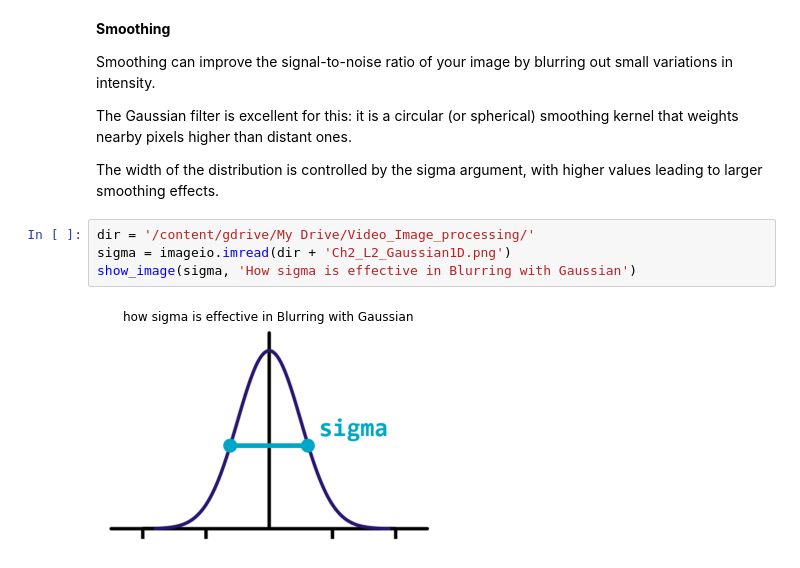
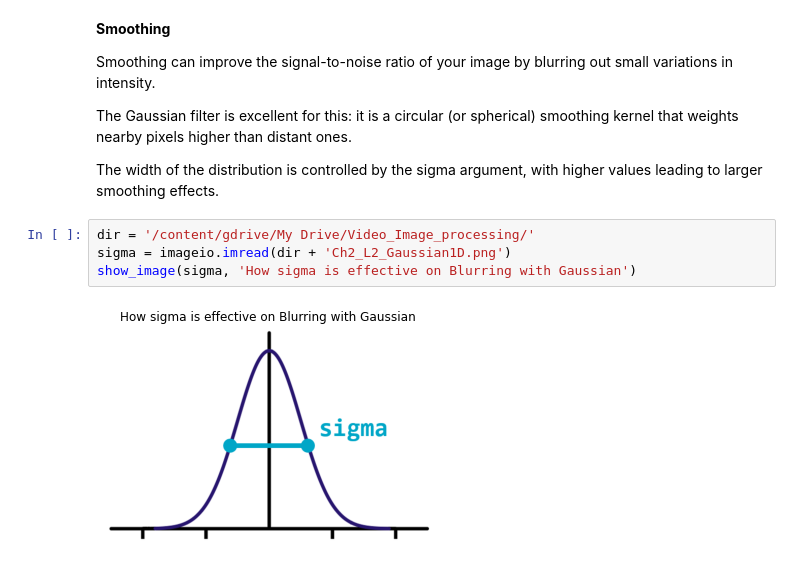
Before and after one commit to MohebZandi/Comupter_Vision, a Jupyter notebook: Biomedical_Image_Processing_Data_Camp.ipynb, the cells around one changed output. Drawn from its saved outputs; the diff is of its cells as text.

```diff
--- a/Biomedical_Image_Processing_Data_Camp.ipynb
+++ b/Biomedical_Image_Processing_Data_Camp.ipynb
@@ -446,6 +446,6 @@ The width of the distribution is controlled by the sigma argument, with higher v
 # %%
 dir = '/content/gdrive/My Drive/Video_Image_processing/'
 sigma = imageio.imread(dir + 'Ch2_L2_Gaussian1D.png')
-show_image(sigma, 'How sigma is effective in Blurring with Gaussian')
+show_image(sigma, 'How sigma is effective on Blurring with Gaussian')
 # %% [output]
-[figure, old version]
+[figure, new version]
```
Also changed, not shown: parts of 7 cells of this notebook.
